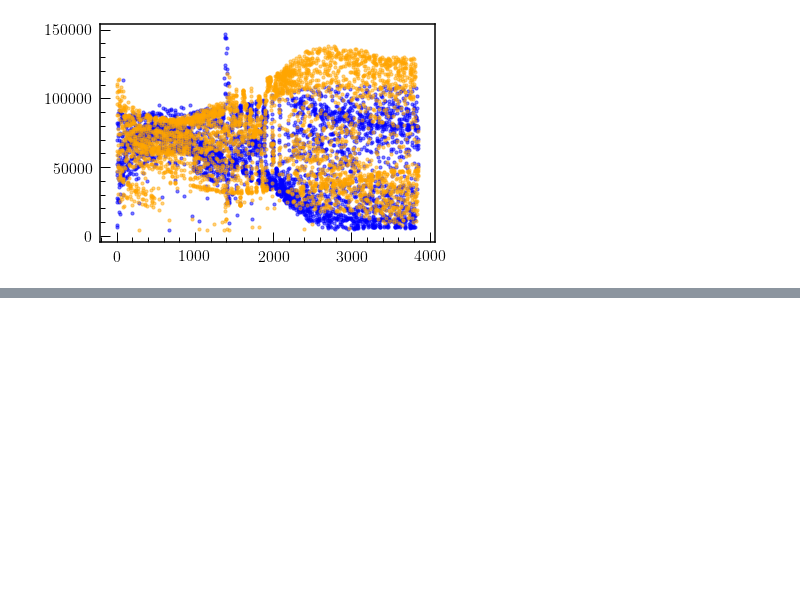
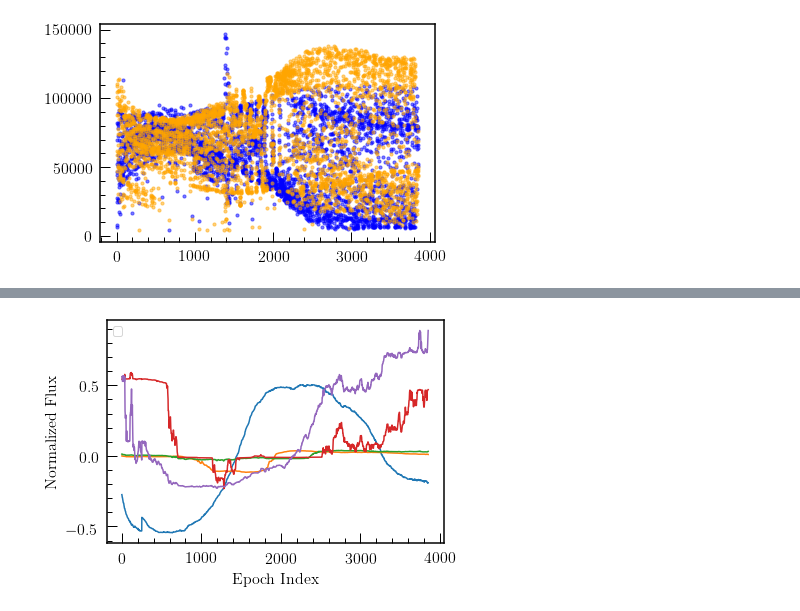
Before and after one commit to jmoreno28/k2_LongTermSystematics, a Jupyter notebook: MakeTemplateSystematicLC.ipynb, the cells around one changed output, grey strips where cells are left out. Saved outputs shown, nothing was run; the diff lists cells and outputs as text; code cells hidden in the pictures; blank space fills up the shorter version.

```diff
--- a/MakeTemplateSystematicLC.ipynb
+++ b/MakeTemplateSystematicLC.ipynb
@@ -224,0 +229,12 @@ plt.plot(xrange(len(temp[:,-2])),temp[:,-2])
+# %%
+temp2_med = plot_template.smooth_template(lc[:,:,3], smooth=500, image=True,differenced=False)
+temp2_diff = plot_template.smooth_template(lc[:,:,3], smooth=500, image=True,differenced=True)
+# %%
+for i in range(0,5):
+    plt.plot(xrange(len(temp2_med[:,-1*i])),temp2_med[:,-1*i])
+plt.xlabel("Epoch Index")
+plt.ylabel("Normalized Flux")
+plt.legend()
+plt.tight_layout()
+# %% [output]
+[figure, added]
```
Also changed, not shown: parts of 7 cells of this notebook, 2 other files.
